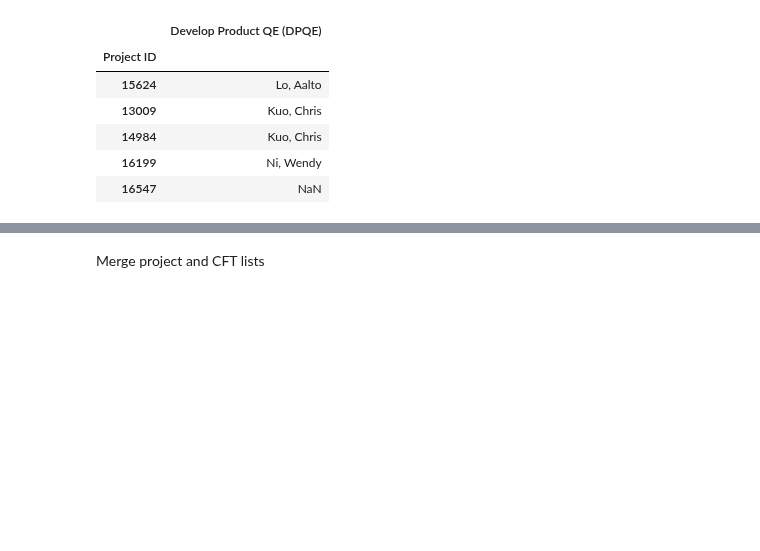
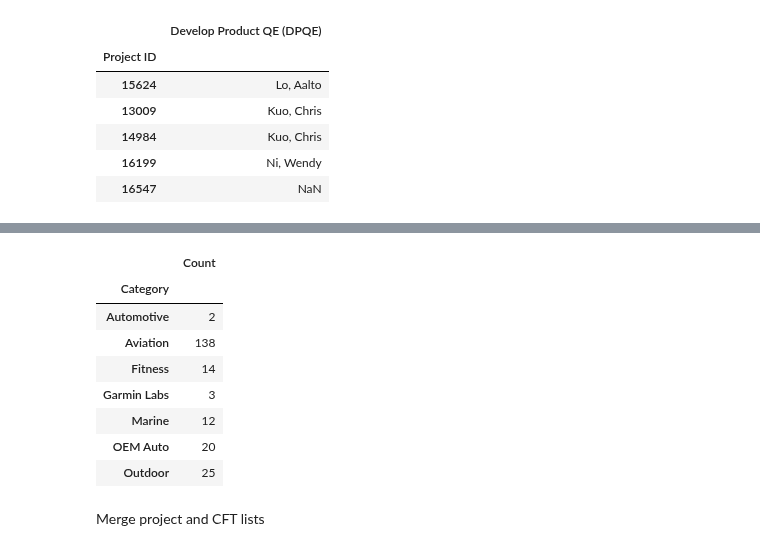
Before and after one commit to CPWRF/Projects, a Jupyter notebook: GMLA loading analysis/PMsystem_PRweb/LoadingAnalysis_PRweb _PMsystem.ipynb, the cells around one changed output, grey strips where cells are left out. Saved outputs shown, nothing was run; the diff lists cells and outputs as text; code cells hidden in the pictures; blank space fills up the shorter version.

```diff
--- a/GMLA loading analysis/PMsystem_PRweb/LoadingAnalysis_PRweb _PMsystem.ipynb
+++ b/GMLA loading analysis/PMsystem_PRweb/LoadingAnalysis_PRweb _PMsystem.ipynb
@@ -46,3 +108,16 @@ pmsystem_project.head()
+# %%
+MPdate_NaT_count = MPdate_NaT.groupby('Category')['Project Name'].count().to_frame().rename({'Project Name':'Count'},axis=1)
+MPdate_NaT_count
+# %% [output]
+|  | Count |
+| Category |  |
+| Automotive | 2 |
+| Aviation | 138 |
+| Fitness | 14 |
+| Garmin Labs | 3 |
+| Marine | 12 |
+| OEM Auto | 20 |
+| Outdoor | 25 |
 # %% [markdown]
 Merge project and CFT lists
 # %%
```
Also changed, not shown: parts of 8 cells of this notebook, 6 other files.
